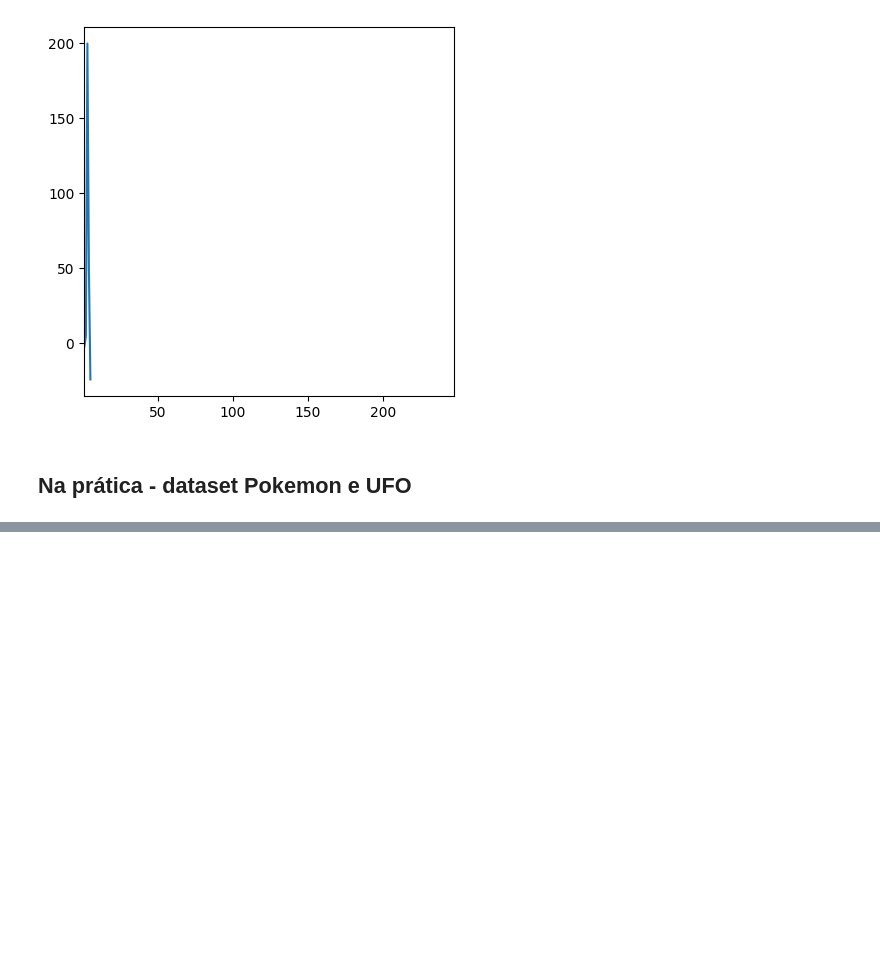
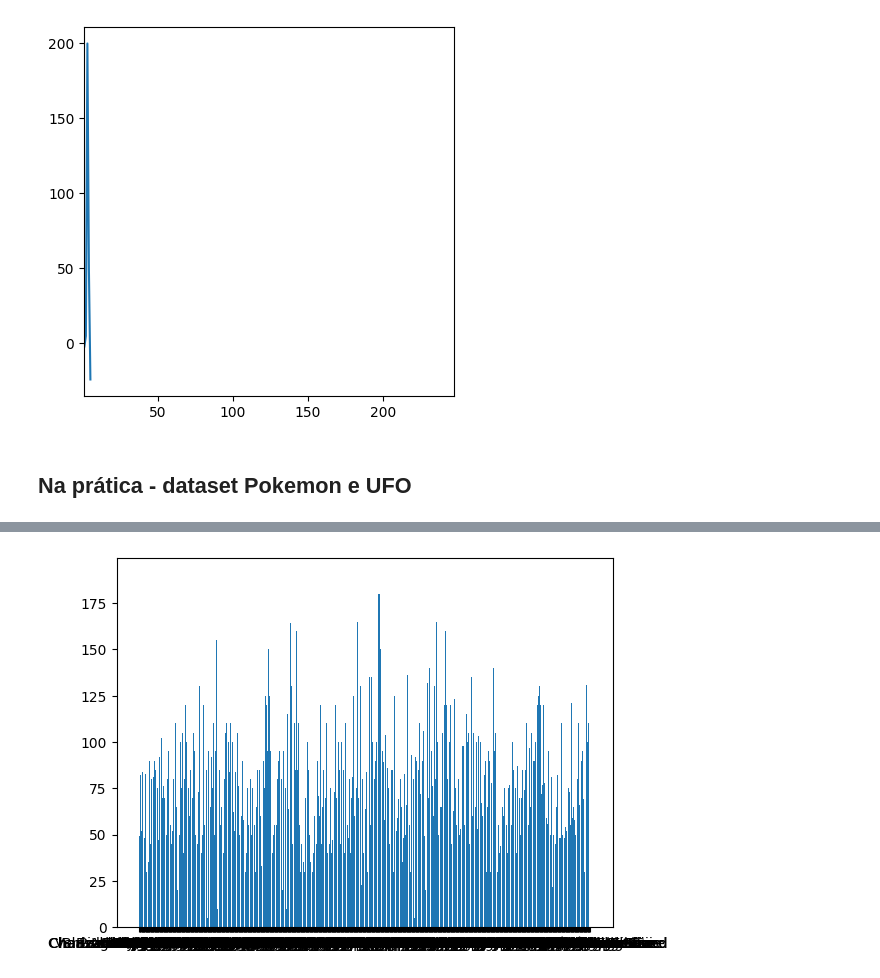
Before and after one commit to brunogomesifrn/respostas_ifrn, a Jupyter notebook: python/Aulas/2023/05_Matplotlib/matplotlib_01_introducao_aula.ipynb, the cells around one changed output, grey strips where cells are left out. Cells and saved outputs as stored; diff of their text form; code cells hidden in the pictures; blank space fills up the shorter version.

```diff
--- a/python/Aulas/2023/05_Matplotlib/matplotlib_01_introducao_aula.ipynb
+++ b/python/Aulas/2023/05_Matplotlib/matplotlib_01_introducao_aula.ipynb
@@ -167,3 +167,7 @@ plt.show()
 [figure]
 # %% [markdown]
 ## Na prática - dataset Pokemon e UFO
+# %%
+import pandas as pd
+pokemon = pd.read_csv('Pokemon.csv')
+pokemon
@@ -169,0 +188,3 @@ plt.show()
+# %%
+pokemon_attack = pokemon[['Name','Attack']]
+pokemon_attack
@@ -169,0 +205,7 @@ plt.show()
+# %%
+x = pokemon_attack['Name']
+y = pokemon_attack['Attack']
+plt.bar(x,y)
+plt.show()
+# %% [output]
+[figure, added]
```
Also changed, not shown: parts of 7 cells of this notebook.
